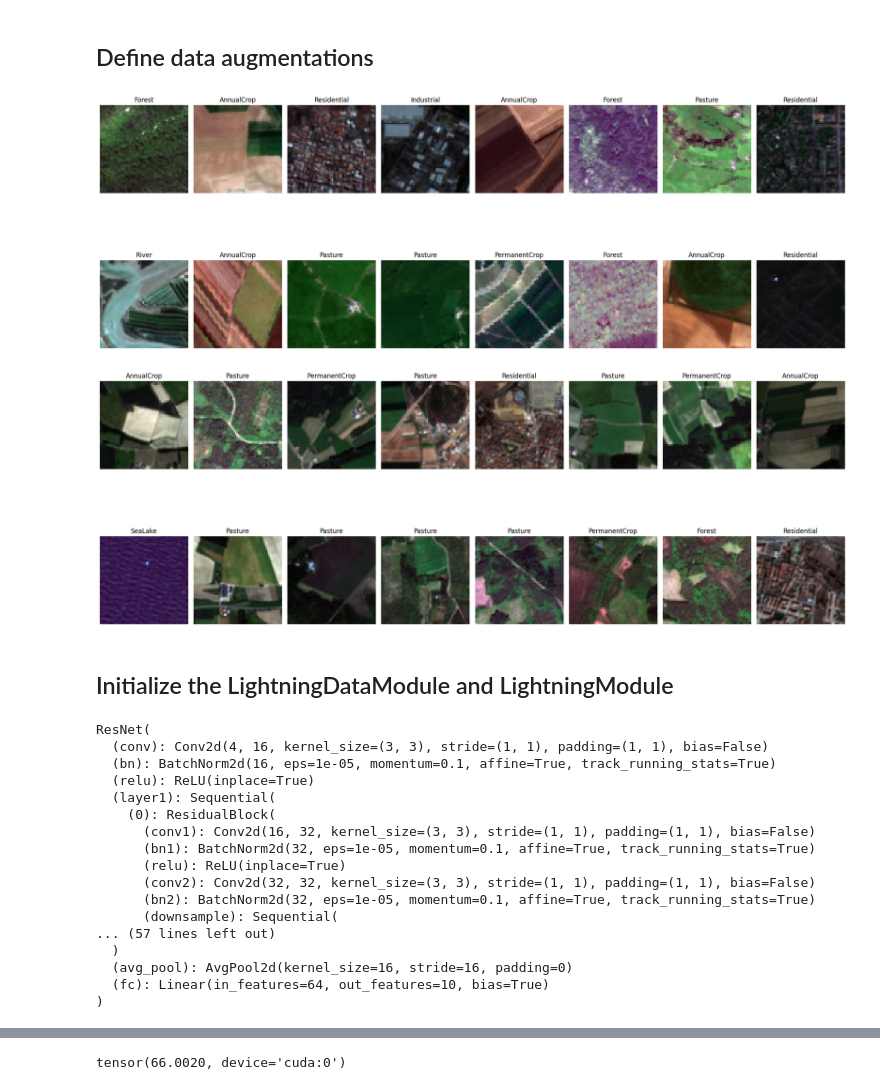
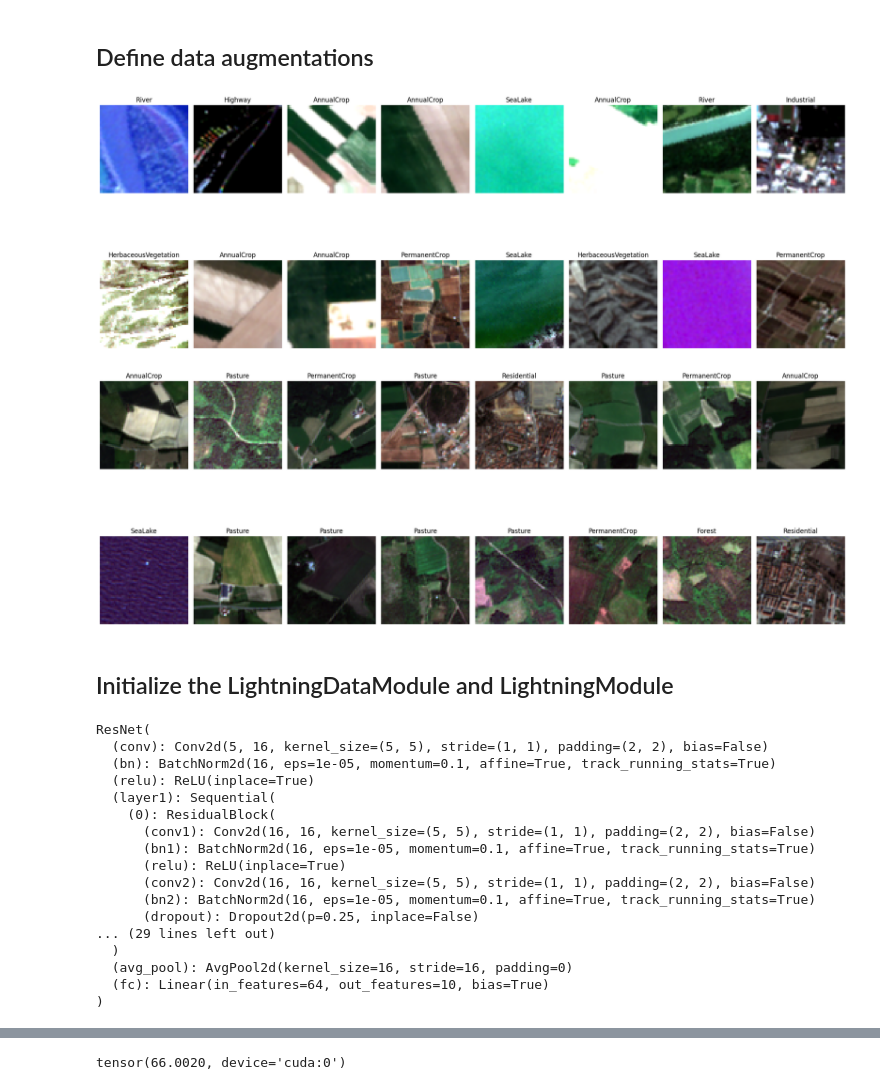
Before and after one commit to Tobivanceobi/EuroSat_Dataset_LUC, a Jupyter notebook: ResNet_Model.ipynb, the cells around one changed output, grey strips where cells are left out. Saved outputs shown, nothing was run; the diff lists cells and outputs as text; code cells hidden in the pictures.

```diff
--- a/ResNet_Model.ipynb
+++ b/ResNet_Model.ipynb
@@ -4,7 +4,7 @@
 ### Config for data paths and terminal colors
 # %%
 class Config:
-    DATA_DIR = '../data/'
+    DATA_DIR = '../data/euroSat/'
     TRAIN_FILE = DATA_DIR + 'train.csv'
     TEST_FILE = DATA_DIR + 'test.csv'
     SAMPLE_SUBMISSION_FILE = DATA_DIR + 'sample_submission.csv'
@@ -235,7 +235,7 @@ import random
 
 
 class EuroSatDataLoader(DataLoader):
-    LAMBDA_RANGE = (0, 1)
+    LAMBDA_RANGE = (0, 0.4)
     def __init__(self, ds, batch_size=1, shuffle=False, mixup=True, num_workers=0, tf=None, augment=None):
         super(EuroSatDataLoader, self).__init__(ds, batch_size=batch_size, shuffle=shuffle, num_workers=num_workers)
         self.transform = tf
@@ -271,7 +271,7 @@ class EuroSatDataLoader(DataLoader):
                     input_data, class_label = self.mixup_image_batch(input_data, class_label)
 
             if self.augment:
-                input_data = self.augment(input_data)
+                input_data = (self.augment((input_data + 2)/4) * 4) - 2
 
             yield input_data, class_label
 
@@ -396,10 +396,10 @@ class ResNet(nn.Module):
 import pandas as pd
 from sklearn.preprocessing import OneHotEncoder
 
-CHANNELS_2C = [3, 2, 1, 7] # [0, 1, 2, 3, 4, 5, 6, 7, 8, 10, 11, 12]
-CHANNELS_2A = [3, 2, 1, 7]
+CHANNELS_2C = [3, 2, 1, 7, 8] # [0, 1, 2, 3, 4, 5, 6, 7, 8, 10, 11, 12]
+CHANNELS_2A = [3, 2, 1, 7, 8]
 NUM_CLASSES = 10
-TEST_SPLIT = 0.1
+TEST_SPLIT = 0.4
 # %% [markdown]
 ## Load metadata description, encode labels and get transforms for model
 # %%
@@ -500,7 +500,7 @@ from kornia.constants import Resample
 import kornia.augmentation as K
 from torch import nn
 
-p1, p2, p3 = 0.6, 0.6, 0.5
+p1, p2, p3 = 0.6, 0.6, 0.3
 augmentation = nn.Sequential(
     K.RandomHorizontalFlip(p=p1),
     K.RandomVerticalFlip(p=p1),
@@ -512,9 +512,10 @@ augmentation = nn.Sequential(
         resample="nearest",
         padding_mode=2,
         p=p1),
-    # K.RandomContrast((0.7, 1.3), p=p2),
+    K.RandomBrightness((0.5, 1.5), p=p3),
+    K.RandomContrast((0.5, 1.5), p=p3),
     # K.RandomSaturation((0.7, 1.3), p=p2),
-    # K.RandomBoxBlur((2, 2), p=p2),
+    K.RandomBoxBlur((2, 2), p=p2),
     # K.RandomRGBShift(0.1, 0.1, 0.1, p=p2),
     # K.RandomSaltAndPepperNoise(amount=(0.001, 0.07), salt_vs_pepper=(0.4, 0.6), p=p2),
     # K.RandomPlasmaContrast(roughness=(0.1, 0.71), p=p3),
@@ -526,37 +527,36 @@ import matplotlib.pyplot as plt
 chan = [3, 2, 1]
 encoder = load_object(config.DATA_DIR + "on_hot_encoder")
 
 def plot_images(img_batch, tar_batch):
     fig, axs = plt.subplots(2, 8, figsize=(20, 10))
     axs = axs.flatten()
     for i, ax in enumerate(axs):
 
         img = img_batch[i].cpu().numpy()[[0, 1, 2]]
         lab = tar_batch[i].cpu().numpy().astype(float)
 
-
         title = encoder.categories_[0][lab.argmax()]
 
         rgb_min, rgb_max = img.min(), img.max()
-        img = (img - rgb_min) / (rgb_max - rgb_min)
+        img = (img - rgb_min) / (rgb_max - rgb_min + 1e-7)
         img = img.clip(0, 1)
         ax.imshow(img.transpose(1, 2, 0))
         ax.set_title(title)
         ax.axis('off')
     plt.tight_layout()
     plt.show()
 
-dl_train = EuroSatDataLoader(ds_train, batch_size=16, shuffle=True, tf=data_transforms_l2c, augment=augmentation, mixup=True)
+dl_train = EuroSatDataLoader(ds_train, batch_size=16, shuffle=True, tf=data_transforms_l2c, augment=augmentation, mixup=False)
 dl_val= EuroSatDataLoader(ds_val, batch_size=16, shuffle=False, tf=data_transforms_l2a, augment=None, mixup=False)
 
 img_batch, tar_batch = next(iter(dl_train))
 plot_images(img_batch, tar_batch)
 
 
 img_batch, tar_batch = next(iter(dl_val))
 plot_images(img_batch, tar_batch)
 # %% [output]
-[figure, old version]
+[figure, new version]
 [figure]
 # %% [markdown]
 ## Initialize the LightningDataModule and LightningModule
@@ -581,25 +581,25 @@ train_loader = EuroSatDataLoader(ds_train, batch_size=BATCH_SIZE, shuffle=True,
 test_loader = EuroSatDataLoader(ds_val, batch_size=BATCH_SIZE, shuffle=False, tf=data_transforms_l2a, augment=None, mixup=False)
 # %%
 # Create network
-model = ResNet(ResidualBlock, [2, 2, 2], DROPOUT_P, in_channels=len(ds_train[0][0]), num_classes=NUM_CLASSES)
+model = ResNet(ResidualBlock, [1, 1, 1], DROPOUT_P, in_channels=len(ds_train[0][0]), num_classes=NUM_CLASSES)
 print(model)
 
 if USE_CUDA:
     model = model.cuda()
 # %% [output]
 ResNet(
-  (conv): Conv2d(4, 16, kernel_size=(3, 3), stride=(1, 1), padding=(1, 1), bias=False)
+  (conv): Conv2d(5, 16, kernel_size=(5, 5), stride=(1, 1), padding=(2, 2), bias=False)
   (bn): BatchNorm2d(16, eps=1e-05, momentum=0.1, affine=True, track_running_stats=True)
   (relu): ReLU(inplace=True)
   (layer1): Sequential(
     (0): ResidualBlock(
-      (conv1): Conv2d(16, 32, kernel_size=(3, 3), stride=(1, 1), padding=(1, 1), bias=False)
-      (bn1): BatchNorm2d(32, eps=1e-05, momentum=0.1, affine=True, track_running_stats=True)
+      (conv1): Conv2d(16, 16, kernel_size=(5, 5), stride=(1, 1), padding=(2, 2), bias=False)
+      (bn1): BatchNorm2d(16, eps=1e-05, momentum=0.1, affine=True, track_running_stats=True)
       (relu): ReLU(inplace=True)
-      (conv2): Conv2d(32, 32, kernel_size=(3, 3), stride=(1, 1), padding=(1, 1), bias=False)
-      (bn2): BatchNorm2d(32, eps=1e-05, momentum=0.1, affine=True, track_running_stats=True)
-      (downsample): Sequential(
-... (57 lines left out)
+      (conv2): Conv2d(16, 16, kernel_size=(5, 5), stride=(1, 1), padding=(2, 2), bias=False)
+      (bn2): BatchNorm2d(16, eps=1e-05, momentum=0.1, affine=True, track_running_stats=True)
+      (dropout): Dropout2d(p=0.25, inplace=False)
+... (29 lines left out)
   )
   (avg_pool): AvgPool2d(kernel_size=16, stride=16, padding=0)
   (fc): Linear(in_features=64, out_features=10, bias=True)
```
Also changed, not shown: parts of 8 cells of this notebook, 2 other files.
